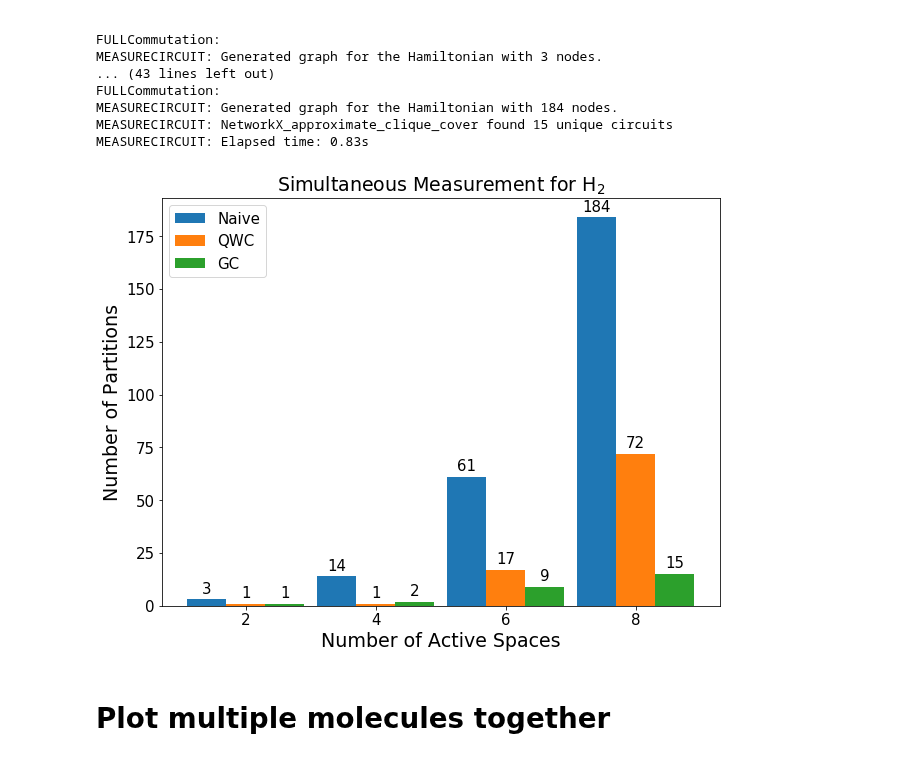
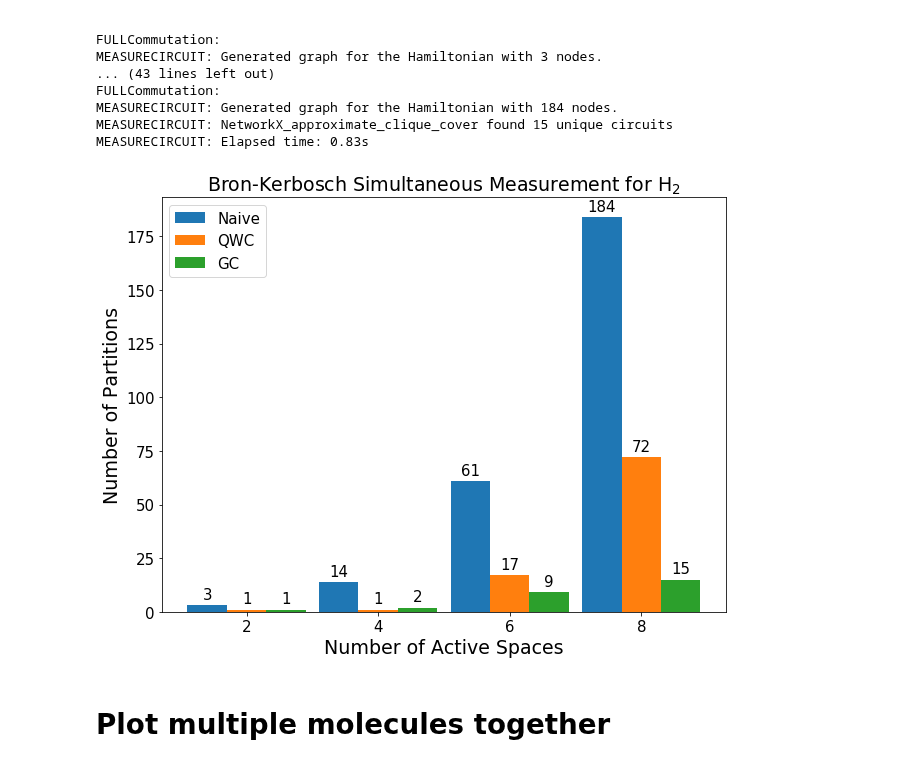
Before and after one commit to teaguetomesh/vqe-term-grouping, a Jupyter notebook: term_grouping_plots.ipynb, the cells around one changed output. Saved outputs shown, nothing was run; the diff lists cells and outputs as text; code cells hidden in the pictures.

Commit message:
final touches to benchmark plots

```diff
--- a/term_grouping_plots.ipynb
+++ b/term_grouping_plots.ipynb
@@ -693,41 +693,41 @@ rects3 = ax.bar(AS + width, full, width, label='GC')
 
 ax.set_ylabel('Number of Partitions',fontsize=19)
 ax.set_xlabel('Number of Active Spaces',fontsize=19)
-ax.set_title(r'Simultaneous Measurement for $\mathrm{H}_2$',fontsize=19)
+ax.set_title(r'Bron-Kerbosch Simultaneous Measurement for $\mathrm{H}_2$',fontsize=19)
 ax.set_xticks(AS)
 ax.set_xticklabels(('2', '4', '6', '8'),fontsize=15)
-ax.legend(fontsize=15)
+ax.legend(fontsize=15,loc='upper left')
 
 
 def autolabel(rects, xpos='center'):
     """
     Attach a text label above each bar in *rects*, displaying its height.
 
     *xpos* indicates which side to place the text w.r.t. the center of
     the bar. It can be one of the following {'center', 'right', 'left'}.
     """
 
     ha = {'center': 'center', 'right': 'left', 'left': 'right'}
     offset = {'center': 0, 'right': 1, 'left': -1}
 
     for rect in rects:
         height = rect.get_height()
         ax.annotate('{}'.format(height),
                     xy=(rect.get_x() + rect.get_width() / 2, height),
                     xytext=(offset[xpos]*3, 3),  # use 3 points offset
                     textcoords="offset points",  # in both directions
                     ha=ha[xpos], va='bottom',fontsize=15)
 
 
 autolabel(rects1)
 autolabel(rects2)
 autolabel(rects3)
 
 fig.tight_layout()
 
-plt.show()
+plt.savefig('Figures/ActiveSpaces.pdf',format='pdf')
 # %% [output]
-[figure, old version]
+[figure, new version]
 # %% [markdown]
 # Plot multiple molecules together
 # %%
```
Also changed, not shown: parts of 1 cell of this notebook, 1 other file.
